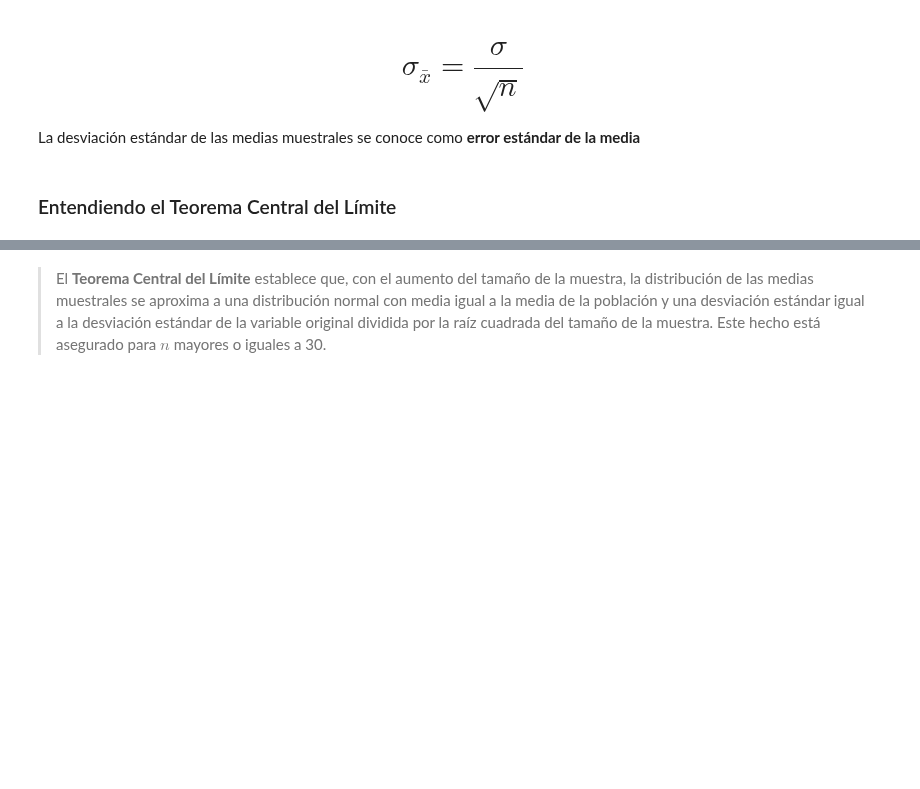
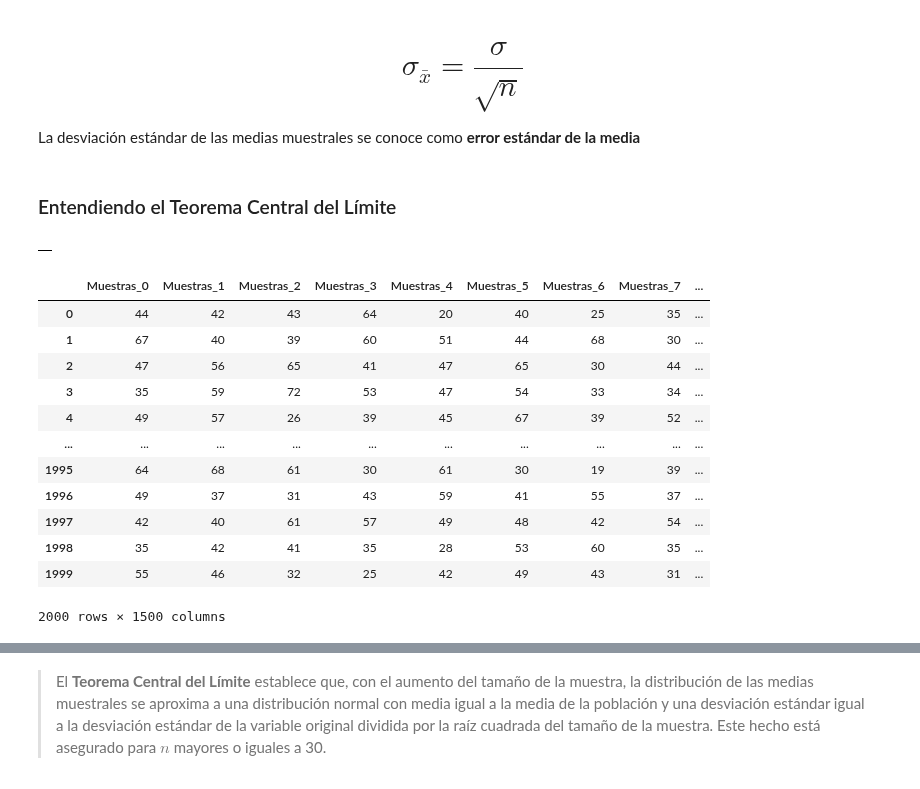
Before and after one commit to r2x4/machine_alura_oracle, a Jupyter notebook: probabilidad_y_muestreo/Inicial.ipynb, the cells around one changed output, grey strips where cells are left out. Saved outputs shown, nothing was run; the diff lists cells and outputs as text; code cells hidden in the pictures; blank space fills up the shorter version.

```diff
--- a/probabilidad_y_muestreo/Inicial.ipynb
+++ b/probabilidad_y_muestreo/Inicial.ipynb
@@ -1047,3 +1080,37 @@ Es la forma de hacer suposiciones generalizadas sobre los parámetros de una pob
 La desviación estándar de las medias muestrales se conoce como **error estándar de la media**
 # %% [markdown]
 ### Entendiendo el Teorema Central del Límite
+# %%
+# tamano de la muestra y la cantidad de veses n es el tamano
+
+n = 2000
+
+total_muestras = 1500
+# %%
+# crear dataframe
+
+muestras = pd.DataFrame()
+muestras
+# %% [output]
+|  |
+# %%
+for i in range(total_muestras):
+  _ = datos.Edad.sample(n)
+  _.index = range(0, len(_))
+  muestras['Muestras_' + str(i)] = _
+
+muestras
+# %% [output]
+|  | Muestras_0 | Muestras_1 | Muestras_2 | Muestras_3 | Muestras_4 | Muestras_5 | Muestras_6 | Muestras_7 | ... |
+| 0 | 44 | 42 | 43 | 64 | 20 | 40 | 25 | 35 | ... |
+| 1 | 67 | 40 | 39 | 60 | 51 | 44 | 68 | 30 | ... |
+| 2 | 47 | 56 | 65 | 41 | 47 | 65 | 30 | 44 | ... |
+| 3 | 35 | 59 | 72 | 53 | 47 | 54 | 33 | 34 | ... |
+| 4 | 49 | 57 | 26 | 39 | 45 | 67 | 39 | 52 | ... |
+| ... | ... | ... | ... | ... | ... | ... | ... | ... | ... |
+| 1995 | 64 | 68 | 61 | 30 | 61 | 30 | 19 | 39 | ... |
+| 1996 | 49 | 37 | 31 | 43 | 59 | 41 | 55 | 37 | ... |
+| 1997 | 42 | 40 | 61 | 57 | 49 | 48 | 42 | 54 | ... |
+| 1998 | 35 | 42 | 41 | 35 | 28 | 53 | 60 | 35 | ... |
+| 1999 | 55 | 46 | 32 | 25 | 42 | 49 | 43 | 31 | ... |
+2000 rows × 1500 columns
```
Also changed, not shown: parts of 15 cells of this notebook.
